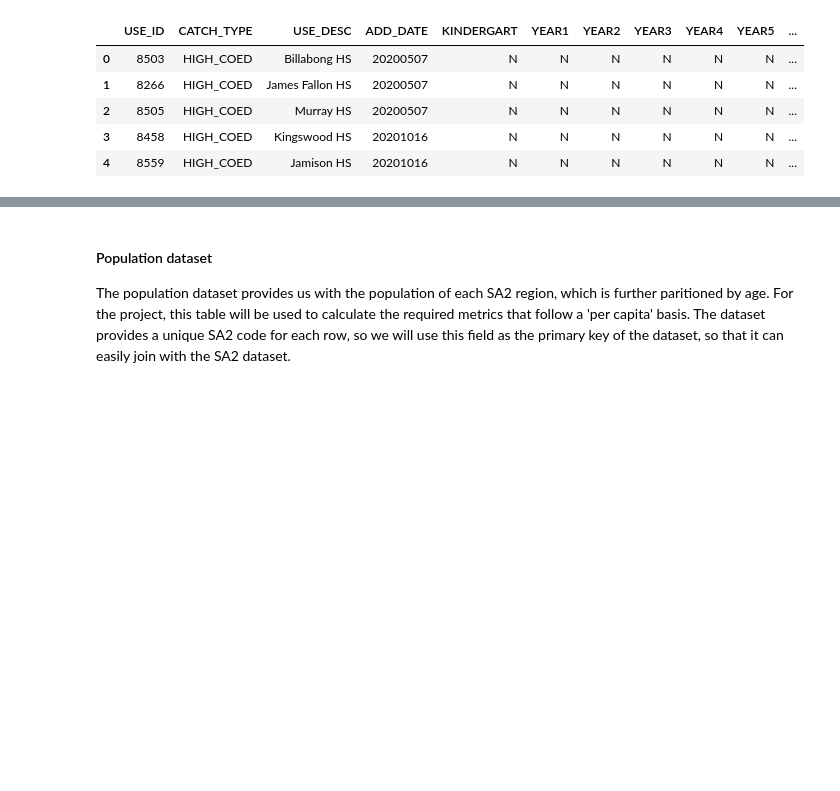
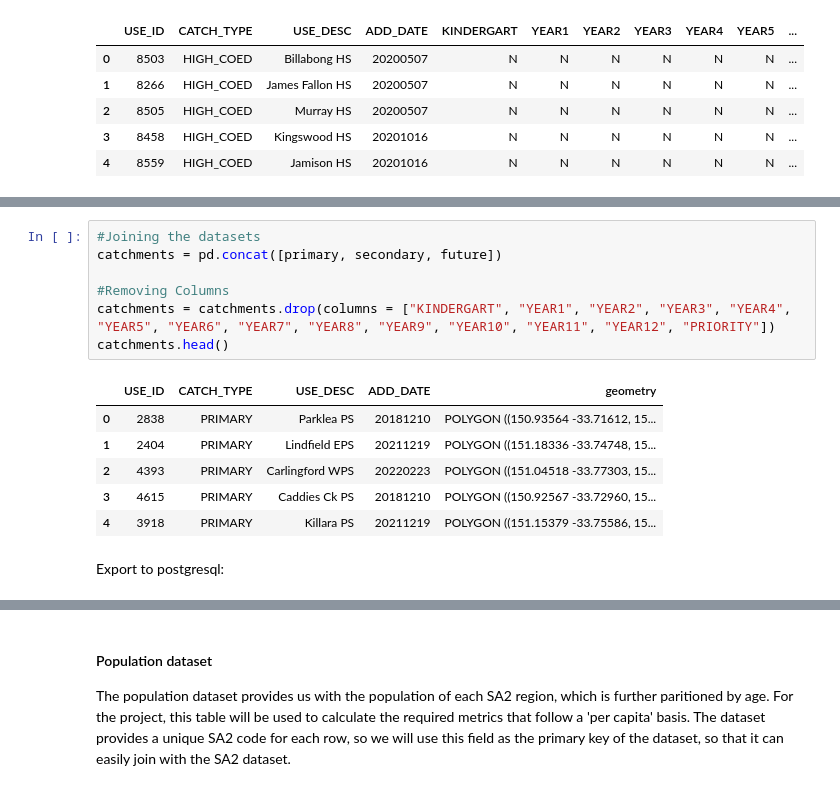
Before and after one commit to FixItChris/DATA2901, a Jupyter notebook: Report.ipynb, the cells around one changed output, grey strips where cells are left out. Drawn from its saved outputs; the diff is of its cells as text; blank space fills up the shorter version.

Commit message:
cleaned catchment dataset

```diff
--- a/Report.ipynb
+++ b/Report.ipynb
@@ -520,3 +518,19 @@ dtype: object
 | 2 | 8539 | HIGH_COED | SSC Blackwattle Bay | 20220609 | 0 | 0 | 0 | 0 | 0 | 0 | ... |
 | 3 | 8400 | HIGH_COED | St Ives HS | 20230114 | 0 | 0 | 0 | 0 | 0 | 0 | ... |
 | 4 | 8555 | HIGH_COED | Rose Bay SC | 20200220 | 0 | 0 | 0 | 0 | 0 | 0 | ... |
+# %%
+#Joining the datasets
+catchments = pd.concat([primary, secondary, future])
+
+#Removing Columns
+catchments = catchments.drop(columns = ["KINDERGART", "YEAR1", "YEAR2", "YEAR3", "YEAR4", "YEAR5", "YEAR6", "YEAR7", "YEAR8", "YEAR9", "YEAR10", "YEAR11", "YEAR12", "PRIORITY"])
+catchments.head()
+# %% [output]
+|  | USE_ID | CATCH_TYPE | USE_DESC | ADD_DATE | geometry |
+| 0 | 2838 | PRIMARY | Parklea PS | 20181210 | POLYGON ((150.93564 -33.71612, 15... |
+| 1 | 2404 | PRIMARY | Lindfield EPS | 20211219 | POLYGON ((151.18336 -33.74748, 15... |
+| 2 | 4393 | PRIMARY | Carlingford WPS | 20220223 | POLYGON ((151.04518 -33.77303, 15... |
+| 3 | 4615 | PRIMARY | Caddies Ck PS | 20181210 | POLYGON ((150.92567 -33.72960, 15... |
+| 4 | 3918 | PRIMARY | Killara PS | 20211219 | POLYGON ((151.15379 -33.75586, 15... |
+# %% [markdown]
+Export to postgresql:
```
Also changed, not shown: parts of 8 cells of this notebook.
